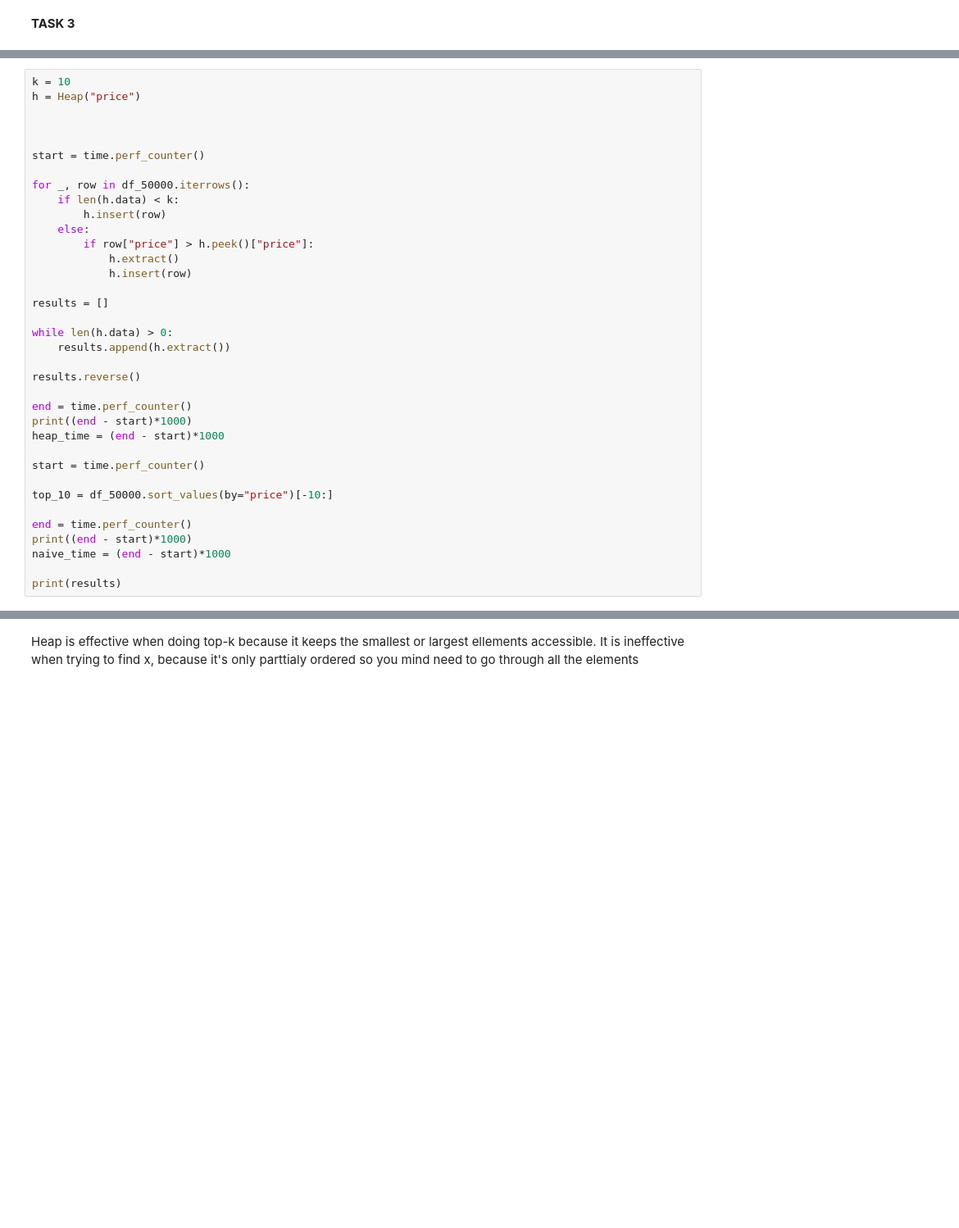
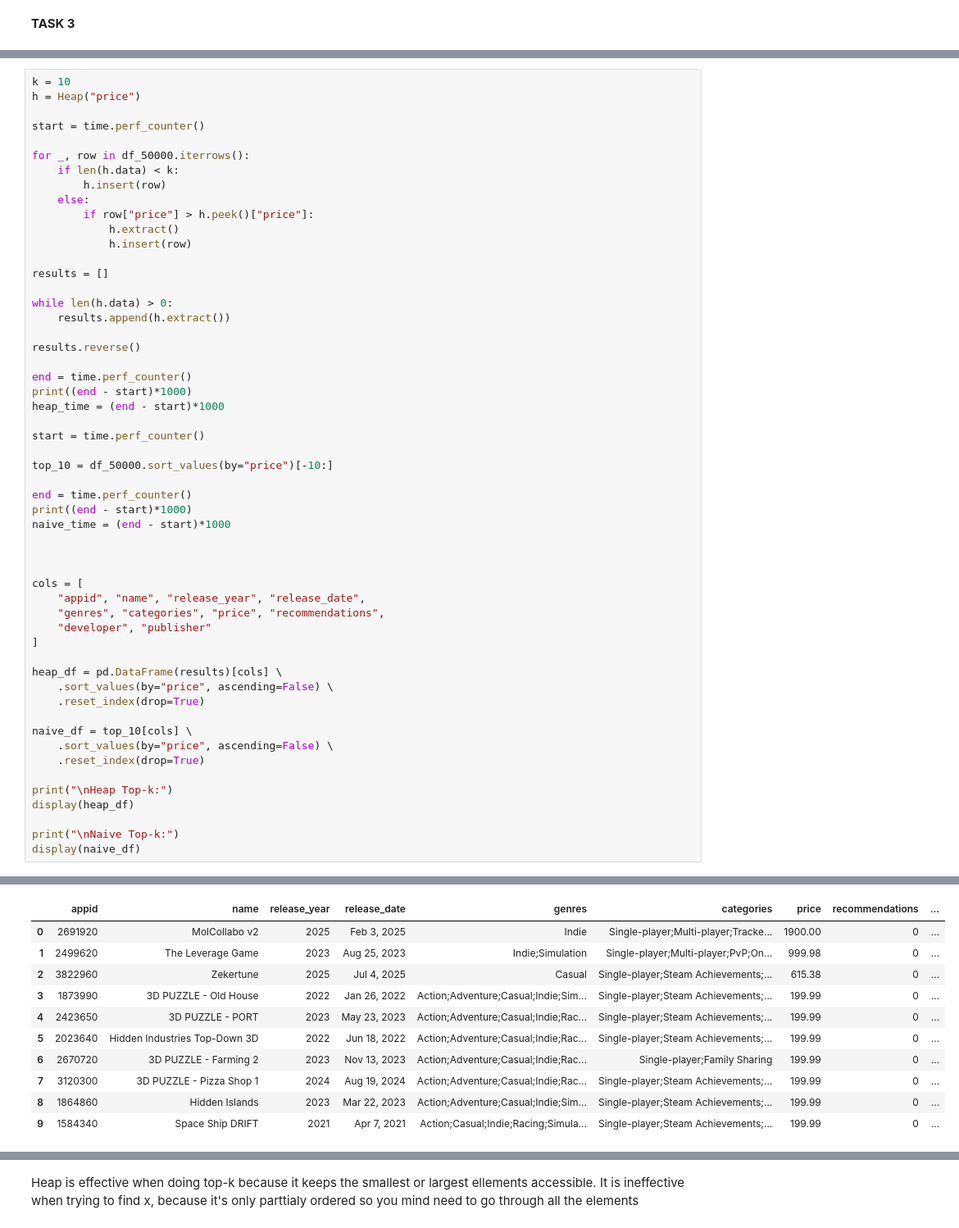
Before and after one commit to dovydas2006-debug/das-lab3, a Jupyter notebook: lab3/lab_3.ipynb, the cells around one changed output, grey strips where cells are left out. Shown at 82% size. Drawn from its saved outputs; the diff is of its cells as text; blank space fills up the shorter version.

```diff
--- a/lab3/lab_3.ipynb
+++ b/lab3/lab_3.ipynb
@@ -513,8 +513,6 @@ class Heap:
 # %%
 k = 10
 h = Heap("price")
-
-
 
 start = time.perf_counter()
 
@@ -545,5 +543,25 @@ end = time.perf_counter()
 print((end - start)*1000)
 naive_time = (end - start)*1000
 
-print(results)
+
+
+cols = [
+    "appid", "name", "release_year", "release_date",
+    "genres", "categories", "price", "recommendations",
+    "developer", "publisher"
+]
+
+heap_df = pd.DataFrame(results)[cols] \
+    .sort_values(by="price", ascending=False) \
+    .reset_index(drop=True)
+
+naive_df = top_10[cols] \
+    .sort_values(by="price", ascending=False) \
+    .reset_index(drop=True)
+
+print("\nHeap Top-k:")
+display(heap_df)
+
+print("\nNaive Top-k:")
+display(naive_df)
 # %% [output]
@@ -566,0 +572,11 @@ Name: 2178, dtype: object]
+|  | appid | name | release_year | release_date | genres | categories | price | recommendations | ... |
+| 0 | 2691920 | MolCollabo v2 | 2025 | Feb 3, 2025 | Indie | Single-player;Multi-player;Tracke... | 1900.00 | 0 | ... |
+| 1 | 2499620 | The Leverage Game | 2023 | Aug 25, 2023 | Indie;Simulation | Single-player;Multi-player;PvP;On... | 999.98 | 0 | ... |
+| 2 | 3822960 | Zekertune | 2025 | Jul 4, 2025 | Casual | Single-player;Steam Achievements;... | 615.38 | 0 | ... |
+| 3 | 1873990 | 3D PUZZLE - Old House | 2022 | Jan 26, 2022 | Action;Adventure;Casual;Indie;Sim... | Single-player;Steam Achievements;... | 199.99 | 0 | ... |
+| 4 | 2423650 | 3D PUZZLE - PORT | 2023 | May 23, 2023 | Action;Adventure;Casual;Indie;Rac... | Single-player;Steam Achievements;... | 199.99 | 0 | ... |
+| 5 | 2023640 | Hidden Industries Top-Down 3D | 2022 | Jun 18, 2022 | Action;Adventure;Casual;Indie;Rac... | Single-player;Steam Achievements;... | 199.99 | 0 | ... |
+| 6 | 2670720 | 3D PUZZLE - Farming 2 | 2023 | Nov 13, 2023 | Action;Adventure;Casual;Indie;Rac... | Single-player;Family Sharing | 199.99 | 0 | ... |
+| 7 | 3120300 | 3D PUZZLE - Pizza Shop 1 | 2024 | Aug 19, 2024 | Action;Adventure;Casual;Indie;Rac... | Single-player;Steam Achievements;... | 199.99 | 0 | ... |
+| 8 | 1864860 | Hidden Islands | 2023 | Mar 22, 2023 | Action;Adventure;Casual;Indie;Sim... | Single-player;Steam Achievements;... | 199.99 | 0 | ... |
+| 9 | 1584340 | Space Ship DRIFT | 2021 | Apr 7, 2021 | Action;Casual;Indie;Racing;Simula... | Single-player;Steam Achievements;... | 199.99 | 0 | ... |
```
Also changed, not shown: parts of 10 cells of this notebook.
